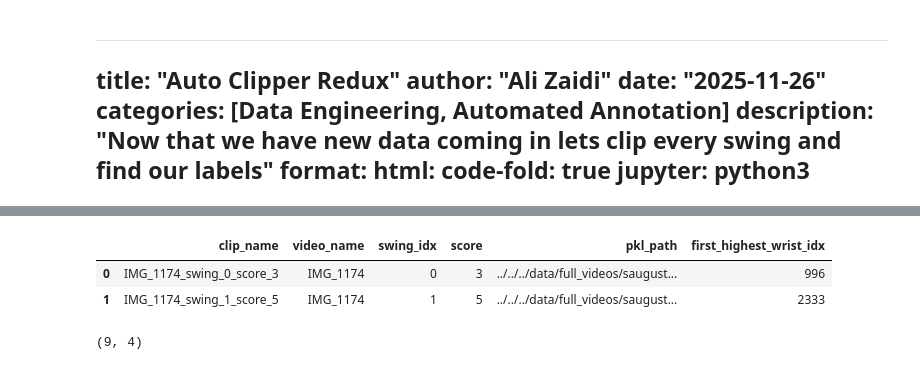
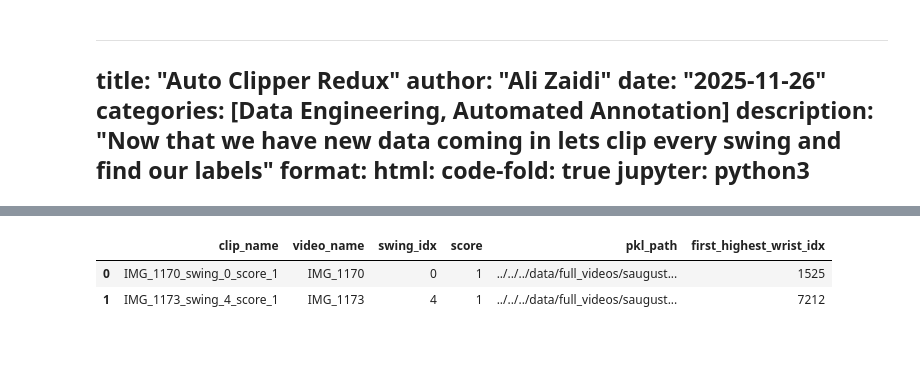
Before and after one commit to azaidi06/eagle-swing, a Jupyter notebook: posts/new_golfer/index.ipynb, the cells around one changed output, grey strips where cells are left out. Cells and saved outputs as stored; diff of their text form; code cells hidden in the pictures.

```diff
--- a/posts/new_golfer/index.ipynb
+++ b/posts/new_golfer/index.ipynb
@@ -57,16 +69,12 @@ from eagle_swing.clipper import *
 ###
 # %%
 df = pd.read_csv('stef_lbls.csv').reset_index(drop=True)
-df.head(2)
+df5 = df[df.score == 5].reset_index(drop=True)
+df1 = df[df.score == 1].reset_index(drop=True)
+df_low_high = pd.concat([df1, df5], ignore_index=True)
+df_low_high.head(2)
 # %% [output]
 |  | clip_name | video_name | swing_idx | score | pkl_path | first_highest_wrist_idx |
-| 0 | IMG_1174_swing_0_score_3 | IMG_1174 | 0 | 3 | ../../../data/full_videos/saugust... | 996 |
-| 1 | IMG_1174_swing_1_score_5 | IMG_1174 | 1 | 5 | ../../../data/full_videos/saugust... | 2333 |
+| 0 | IMG_1170_swing_0_score_1 | IMG_1170 | 0 | 1 | ../../../data/full_videos/saugust... | 1525 |
+| 1 | IMG_1173_swing_4_score_1 | IMG_1173 | 4 | 1 | ../../../data/full_videos/saugust... | 7212 |
-# %%
-df5 = df[df.score == 5].reset_index(drop=True)
-df1 = df[df.score == 1].reset_index(drop=True)
-df_low_high = pd.concat([df1, df5], ignore_index=True)
-len(df5), len(df1)
-# %% [output]
-(9, 4)
 # %%
```
Also changed, not shown: parts of 36 cells of this notebook, 9 other files.
